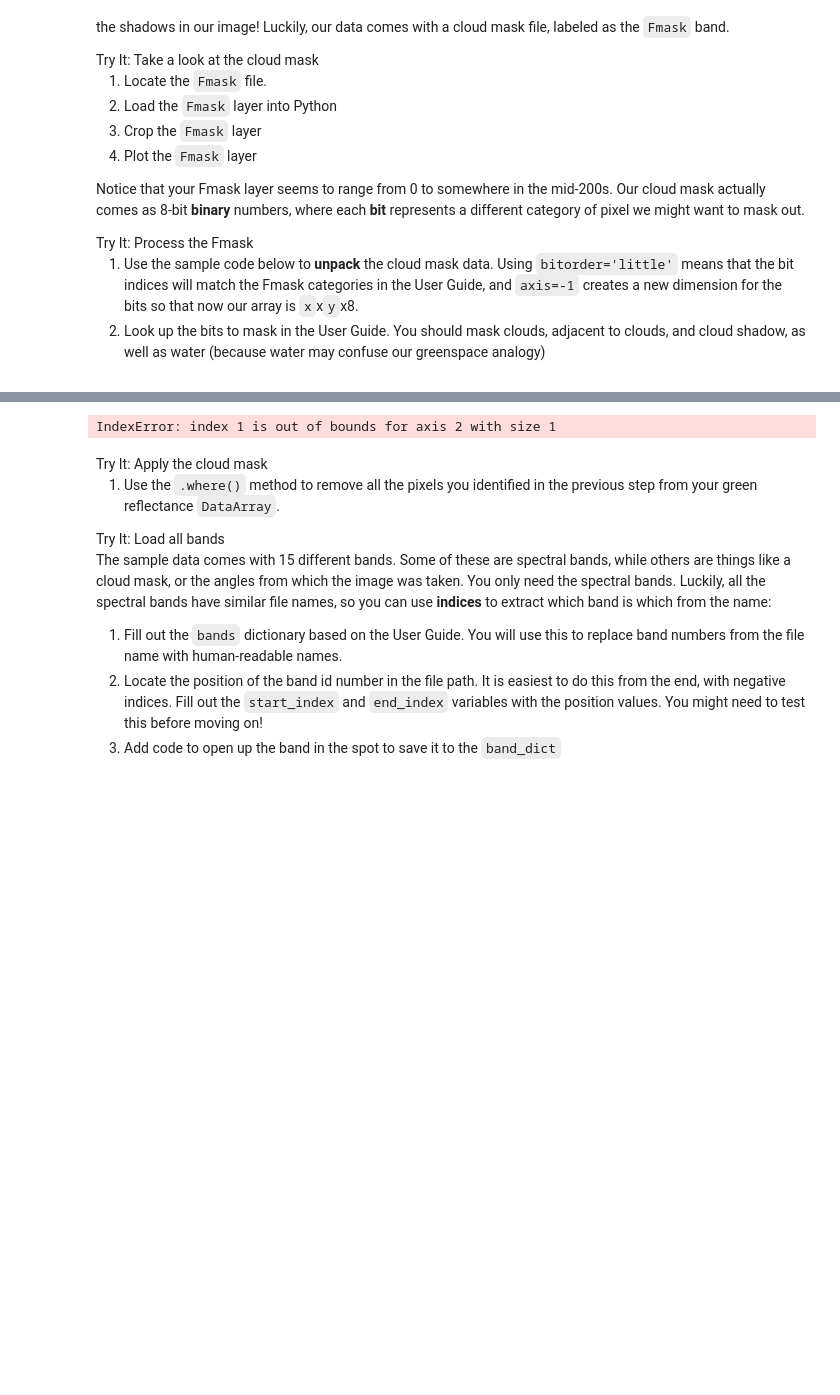
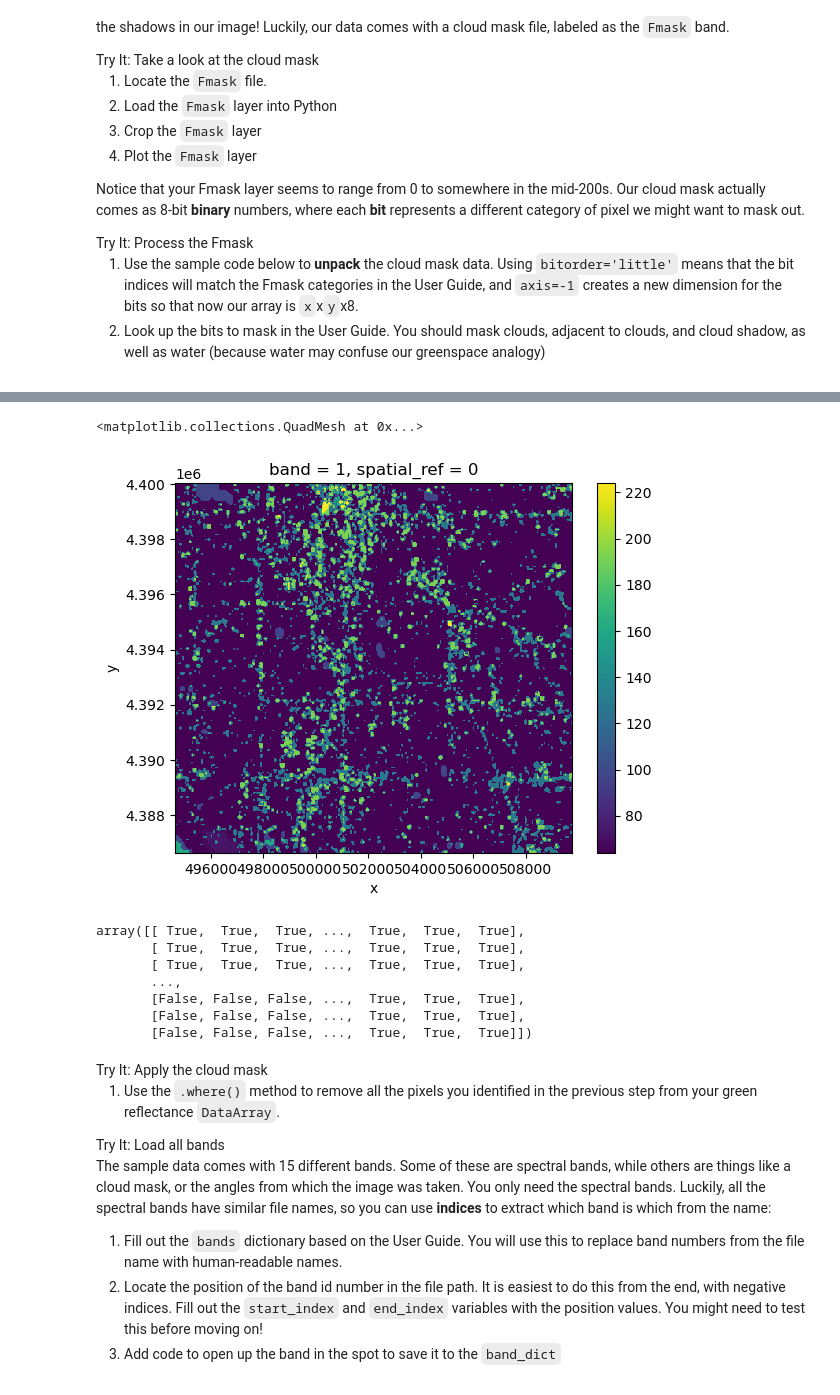
Before and after one commit to earthlab-education/fundamentals-04-redlining-gpb3037, a Jupyter notebook: notebooks/redlining-32-wrangle-multispectral.ipynb, the cells around one changed output, grey strips where cells are left out. Cells and saved outputs as stored; diff of their text form; code cells hidden in the pictures; blank space fills up the shorter version.

```diff
--- a/notebooks/redlining-32-wrangle-multispectral.ipynb
+++ b/notebooks/redlining-32-wrangle-multispectral.ipynb
@@ -238,3 +298,10 @@ cloud_da.plot(cmap='Grays', vmin=0, robust=True)
+# %%
+cloud_path = glob(os.path.join(hls_dir, '*Fmask*.tif'))[0]
+cloud_da = rxr.open_rasterio(cloud_path, mask_and_scale=True).squeeze()
+cloud_da.plot()
+# %% [output]
+<matplotlib.collections.QuadMesh at 0x...>
+[figure, added]
 # %%
 ## this one was maybe causing a different size of array
 # # cloud_bits = (
@@ -331,7 +398,13 @@ cloud_mask = np.sum(
 cloud_mask = cloud_mask == 0
 cloud_mask
 # %% [output]
-IndexError: index 1 is out of bounds for axis 2 with size 1
+array([[ True,  True,  True, ...,  True,  True,  True],
+       [ True,  True,  True, ...,  True,  True,  True],
+       [ True,  True,  True, ...,  True,  True,  True],
+       ...,
+       [False, False, False, ...,  True,  True,  True],
+       [False, False, False, ...,  True,  True,  True],
+       [False, False, False, ...,  True,  True,  True]])
 # %% [markdown]
 <link rel="stylesheet" type="text/css" href="./assets/styles.css"><div class="callout callout-style-default callout-titled callout-task"><div class="callout-header"><div class="callout-icon-container"><i class="callout-icon"></i></div><div class="callout-title-container flex-fill">Try It: Apply the cloud mask</div></div><div class="callout-body-container callout-body"><ol type="1">
 <li>Use the <code>.where()</code> method to remove all the pixels you
```
Also changed, not shown: parts of 8 cells of this notebook, 1 other file.
